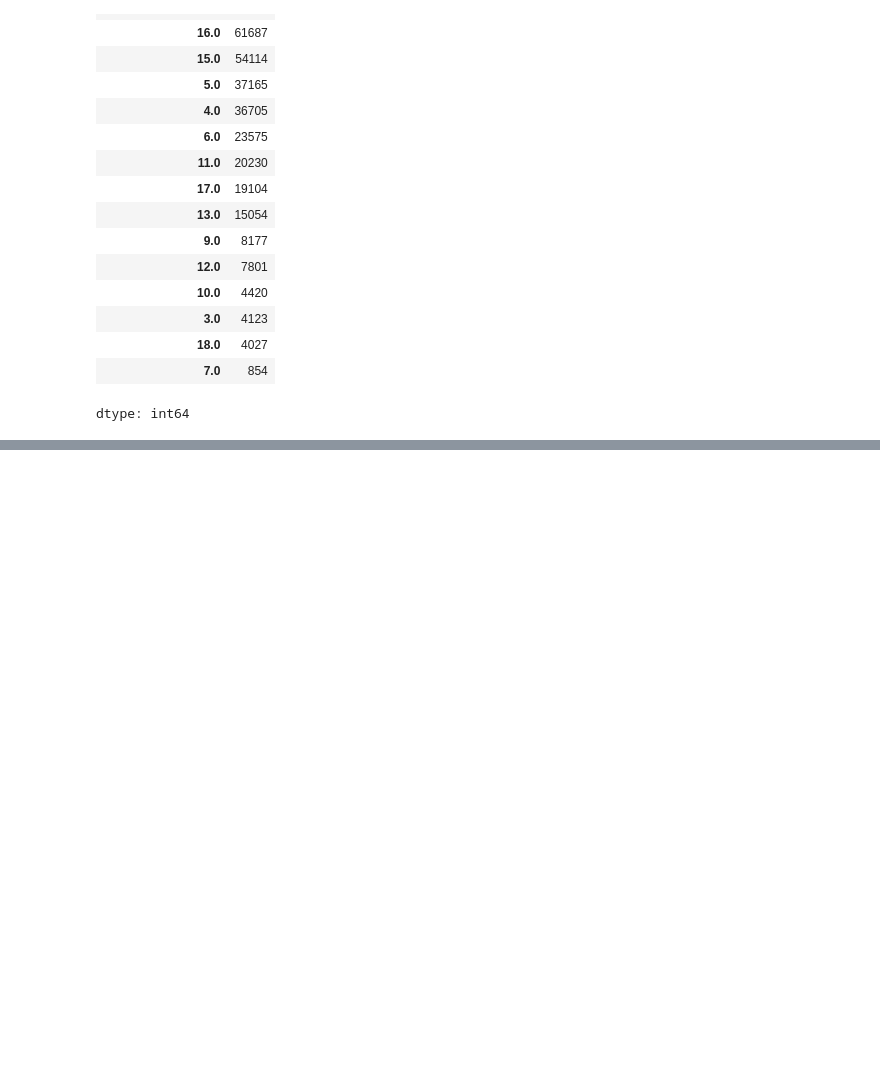
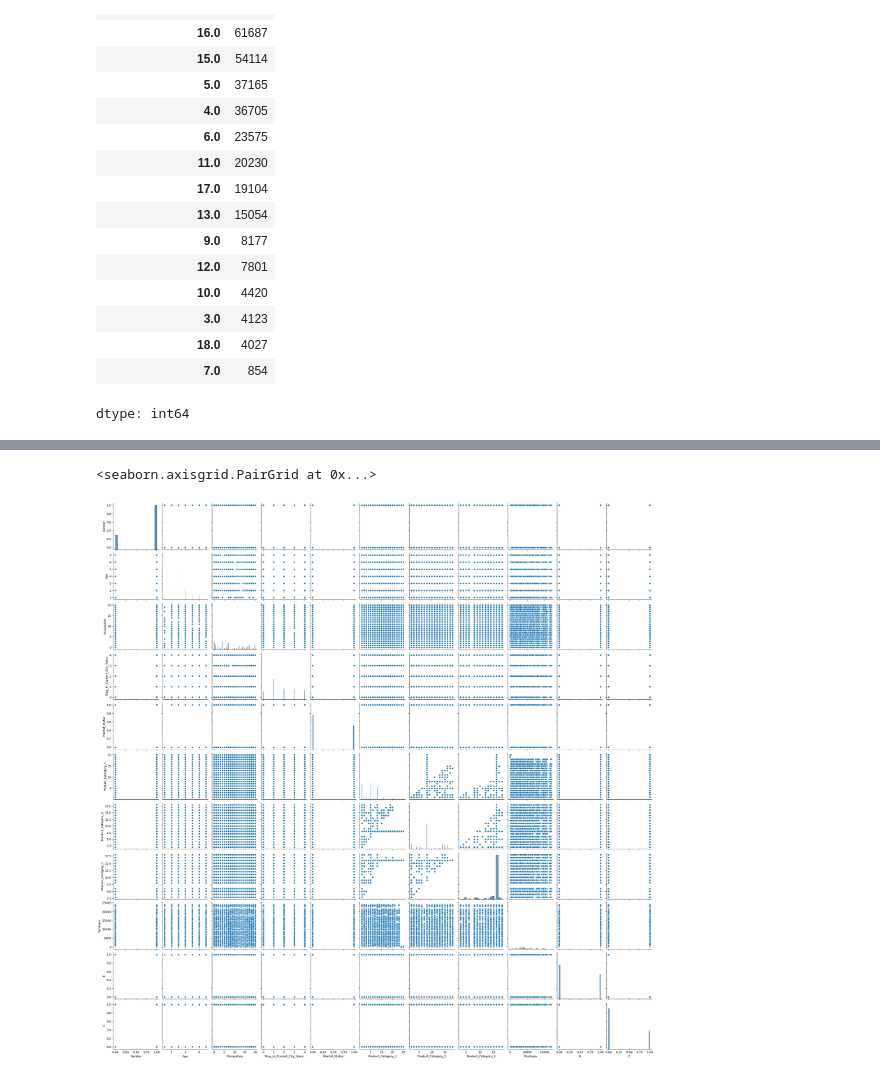
Before and after one commit to GitTanish/DataAnalysis, a Jupyter notebook: eda3.ipynb, the cells around one changed output, grey strips where cells are left out. Drawn from its saved outputs; the diff is of its cells as text; code cells hidden in the pictures; blank space fills up the shorter version.

Commit message:
Fixing some features and Visualizations

```diff
--- a/eda3.ipynb
+++ b/eda3.ipynb
@@ -268,0 +269,3 @@ df['Product_Category_2']=df['Product_Category_2'].fillna(df['Product_Category_2'
+# %%
+## Product_category 3 replace missing values
+df['Product_Category_3']=df['Product_Category_3'].fillna(df['Product_Category_3'].mode()[0])
@@ -268,0 +285,3 @@ df['Product_Category_2']=df['Product_Category_2'].fillna(df['Product_Category_2'
+# %%
+# There's a '4+' value which is not fine we'll convert it into 4
+df['Stay_In_Current_City_Years']=df['Stay_In_Current_City_Years'].str.replace('+','')
@@ -268,0 +313,6 @@ df['Product_Category_2']=df['Product_Category_2'].fillna(df['Product_Category_2'
+# %%
+#b convert object into integers
+df['Stay_In_Current_City_Years']=df['Stay_In_Current_City_Years'].astype(int)
+# %%
+df['B']=df['B'].astype(int)
+df['C']=df['C'].astype(int)
@@ -268,0 +341,6 @@ df['Product_Category_2']=df['Product_Category_2'].fillna(df['Product_Category_2'
+# %%
+## Visualisation
+sns.pairplot(df)
+# %% [output]
+<seaborn.axisgrid.PairGrid at 0x...>
+[figure, added]
```
Also changed, not shown: parts of 9 cells of this notebook.
